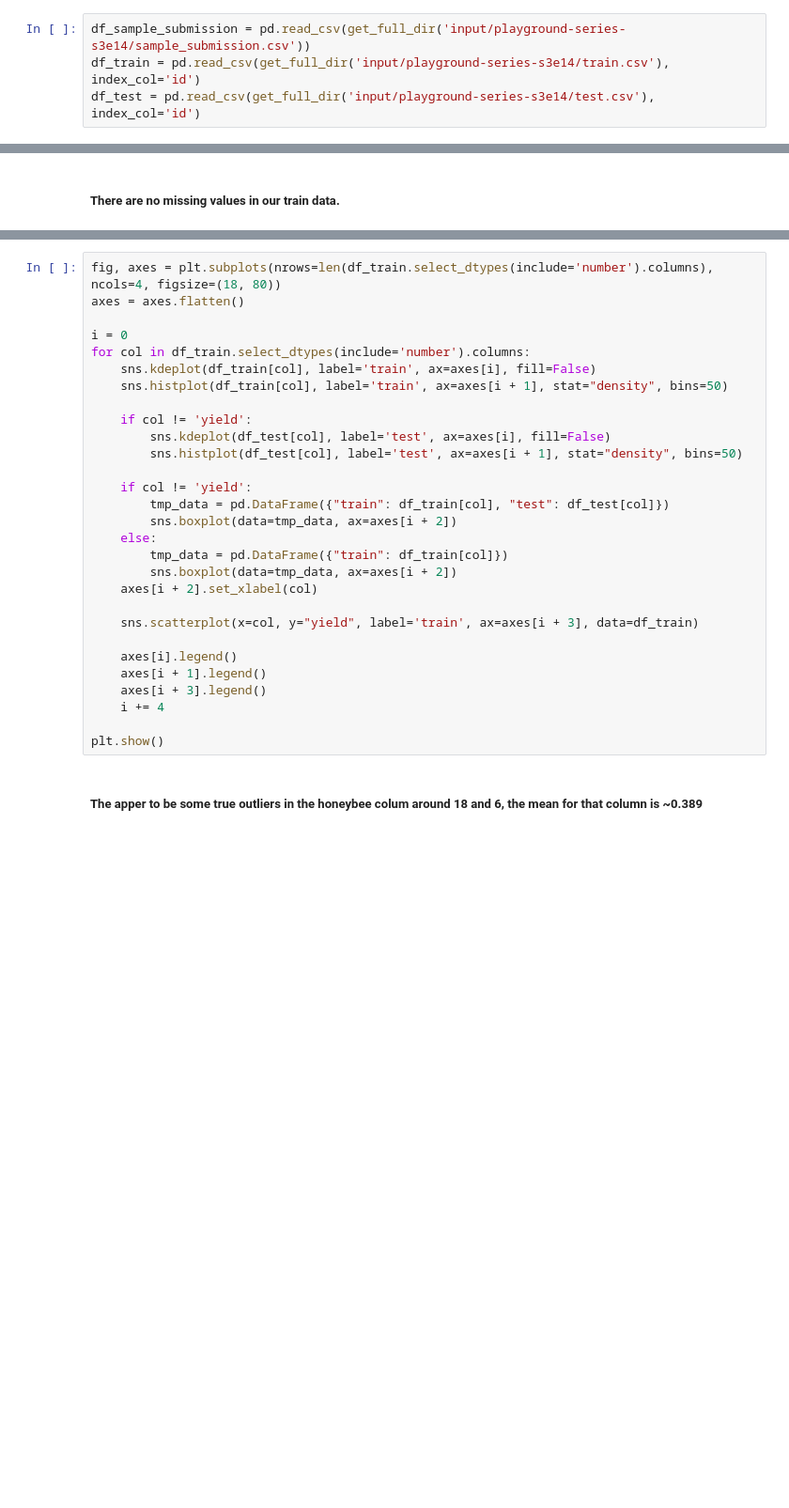
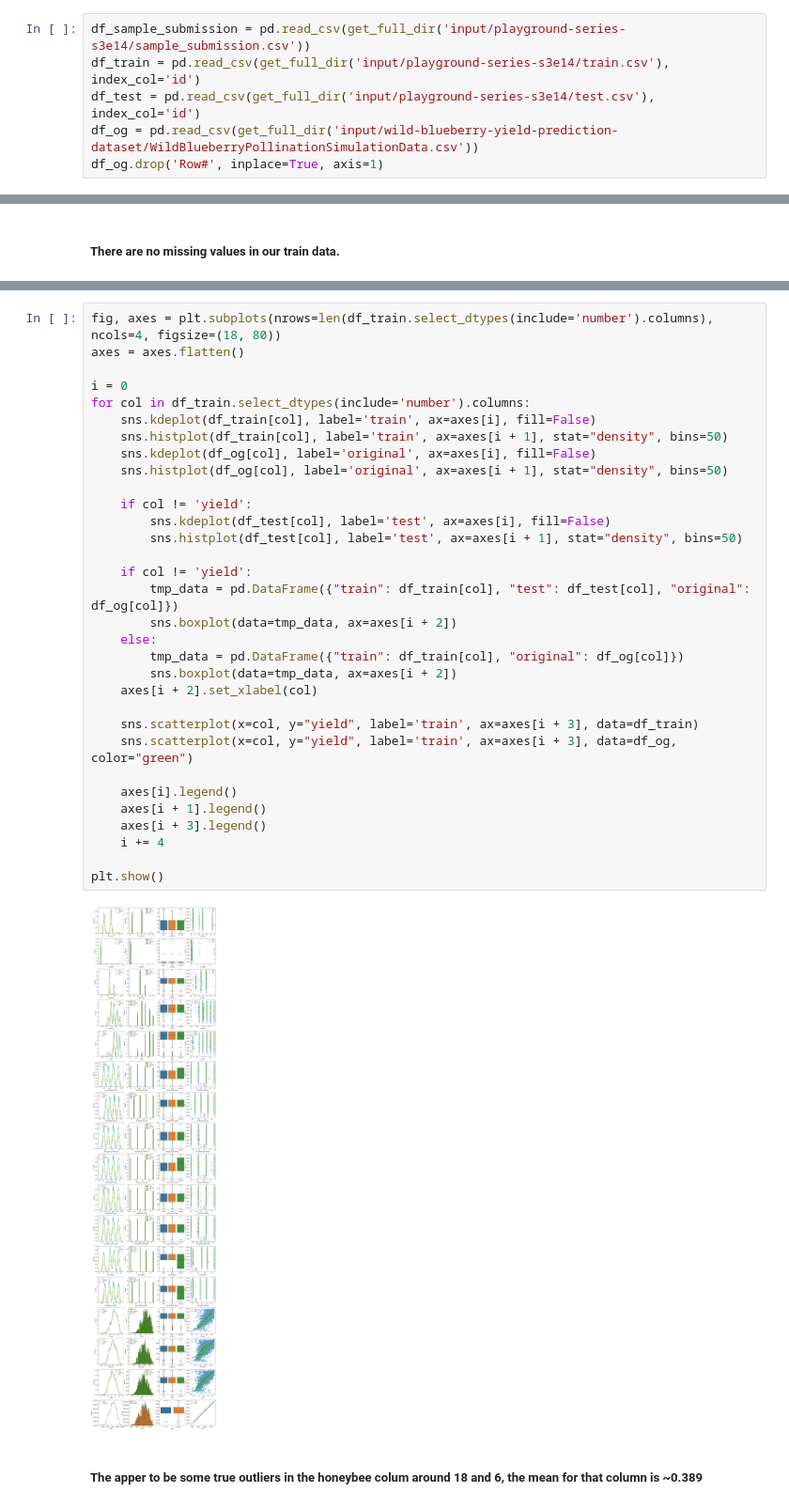
Before and after one commit to mnokno/WildBlueberryYieldPrediction, a Jupyter notebook: WildBlueberryYieldPrediction/src/WildBlueberryYieldPrediction.ipynb, the cells around one changed output, grey strips where cells are left out. Shown at 94% size. Drawn from its saved outputs; the diff is of its cells as text; blank space fills up the shorter version.

```diff
--- a/WildBlueberryYieldPrediction/src/WildBlueberryYieldPrediction.ipynb
+++ b/WildBlueberryYieldPrediction/src/WildBlueberryYieldPrediction.ipynb
@@ -30,5 +30,7 @@ def get_full_dir(sub_dir: str) -> str:
 df_sample_submission = pd.read_csv(get_full_dir('input/playground-series-s3e14/sample_submission.csv'))
 df_train = pd.read_csv(get_full_dir('input/playground-series-s3e14/train.csv'), index_col='id')
 df_test = pd.read_csv(get_full_dir('input/playground-series-s3e14/test.csv'), index_col='id')
+df_og = pd.read_csv(get_full_dir('input/wild-blueberry-yield-prediction-dataset/WildBlueberryPollinationSimulationData.csv'))
+df_og.drop('Row#', inplace=True, axis=1)
 # %%
 df_train.isna().sum()
@@ -43,32 +134,37 @@ df_train.describe()
 # %%
 fig, axes = plt.subplots(nrows=len(df_train.select_dtypes(include='number').columns), ncols=4, figsize=(18, 80))
 axes = axes.flatten()
 
 i = 0
 for col in df_train.select_dtypes(include='number').columns:
     sns.kdeplot(df_train[col], label='train', ax=axes[i], fill=False)
     sns.histplot(df_train[col], label='train', ax=axes[i + 1], stat="density", bins=50)
+    sns.kdeplot(df_og[col], label='original', ax=axes[i], fill=False)
+    sns.histplot(df_og[col], label='original', ax=axes[i + 1], stat="density", bins=50)
 
     if col != 'yield':
         sns.kdeplot(df_test[col], label='test', ax=axes[i], fill=False)
         sns.histplot(df_test[col], label='test', ax=axes[i + 1], stat="density", bins=50)
 
     if col != 'yield':
-        tmp_data = pd.DataFrame({"train": df_train[col], "test": df_test[col]})
+        tmp_data = pd.DataFrame({"train": df_train[col], "test": df_test[col], "original": df_og[col]})
         sns.boxplot(data=tmp_data, ax=axes[i + 2])
     else:
-        tmp_data = pd.DataFrame({"train": df_train[col]})
+        tmp_data = pd.DataFrame({"train": df_train[col], "original": df_og[col]})
         sns.boxplot(data=tmp_data, ax=axes[i + 2])
     axes[i + 2].set_xlabel(col)
 
     sns.scatterplot(x=col, y="yield", label='train', ax=axes[i + 3], data=df_train)
+    sns.scatterplot(x=col, y="yield", label='train', ax=axes[i + 3], data=df_og, color="green")
 
     axes[i].legend()
     axes[i + 1].legend()
     axes[i + 3].legend()
     i += 4
 
 plt.show()
+# %% [output]
+[figure, added]
 # %% [markdown]
 ##### The apper to be some true outliers in the honeybee colum around 18 and 6, the mean for that column is ~0.389
 # %%
```
Also changed, not shown: parts of 21 cells of this notebook, 1 other file.
